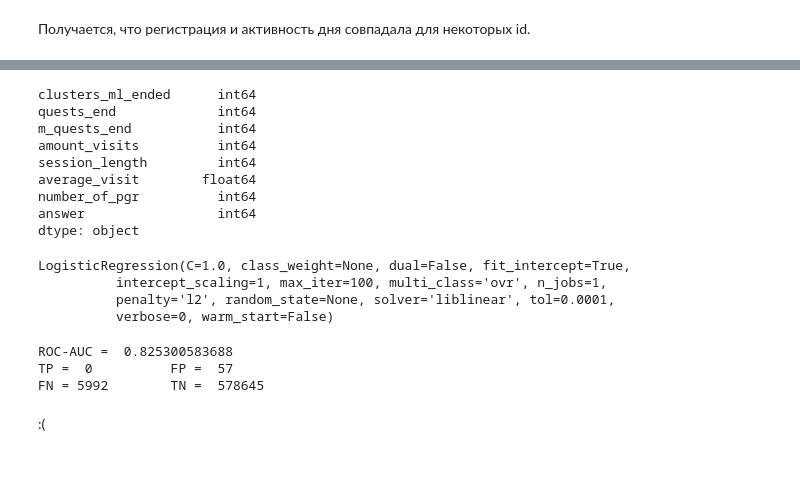
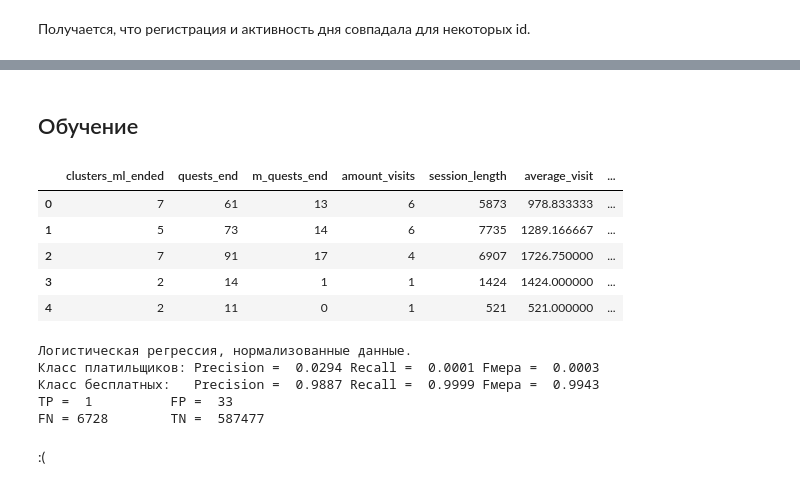
Before and after one commit to Smolev/practice2017, a Jupyter notebook: WG.ipynb, the cells around one changed output, grey strips where cells are left out. Cells and saved outputs as stored; diff of their text form; code cells hidden in the pictures.

```diff
--- a/WG.ipynb
+++ b/WG.ipynb
@@ -300,7 +341,10 @@ first_day.answer.sum()
+# %% [markdown]
+## Обучение
 # %%
 from sklearn.linear_model import LogisticRegression
 from sklearn import metrics
 from sklearn import preprocessing
 from sklearn.model_selection import train_test_split
 # %%
-first_day.drop(['id', 'actdate'], axis = 1, inplace = True)
+first_day = pd.read_csv('first_day1.csv')
+first_day.drop('Unnamed: 0', axis = 1, inplace = True)
@@ -310,12 +354,9 @@ first_day['average_visit'] = first_day['average_visit'].astype('float64')
 # %%
-first_day.dtypes
+first_day.head()
 # %% [output]
-clusters_ml_ended      int64
-quests_end             int64
-m_quests_end           int64
-amount_visits          int64
-session_length         int64
-average_visit        float64
-number_of_pgr          int64
-answer                 int64
-dtype: object
+|  | clusters_ml_ended | quests_end | m_quests_end | amount_visits | session_length | average_visit | ... |
+| 0 | 7 | 61 | 13 | 6 | 5873 | 978.833333 | ... |
+| 1 | 5 | 73 | 14 | 6 | 7735 | 1289.166667 | ... |
+| 2 | 7 | 91 | 17 | 4 | 6907 | 1726.750000 | ... |
+| 3 | 2 | 14 | 1 | 1 | 1424 | 1424.000000 | ... |
+| 4 | 2 | 11 | 0 | 1 | 521 | 521.000000 | ... |
@@ -331,23 +368,24 @@ data_real_norm_pd = pd.DataFrame(data=data_real_norm_np)
 # %%
 #обучим
 X_train, X_test, y_train, y_test = train_test_split(data_real_norm_pd, answer, test_size = 0.3, random_state = 42)
-
-LogReg = LogisticRegression()
-LogReg.fit(X_train, y_train)
-# %% [output]
-LogisticRegression(C=1.0, class_weight=None, dual=False, fit_intercept=True,
-          intercept_scaling=1, max_iter=100, multi_class='ovr', n_jobs=1,
-          penalty='l2', random_state=None, solver='liblinear', tol=0.0001,
-          verbose=0, warm_start=False)
 # %%
-print('ROC-AUC = ', metrics.roc_auc_score(y_test, LogReg.predict_proba(X_test)[:, 1]))
+#print('ROC-AUC = ', metrics.roc_auc_score(y_test, LogReg.predict_proba(X_test)[:, 1]))
+print('Логистическая регрессия, нормализованные данные.')
+LogReg = LogisticRegression()
+LogReg.fit(X_train, y_train)
 tn, fp, fn, tp = metrics.confusion_matrix(y_test, LogReg.predict(X_test)).ravel()
+print('Класс платильщиков: Precision = ', round(tp/(tp + fp), 4), 'Recall = ', round(tp/(tp +fn), 4),
+      'Fмера = ', round(2*tp/(tp+ fp)*tp/(tp +fn)/(tp/(tp+ fp) + tp/(tp +fn)), 4) )
+print('Класс бесплатных:   Precision = ', round(tn/(fn + tn), 4), 'Recall = ', round(tn/(tn +fp), 4),
+      'Fмера = ', round(2*tn/(fn + tn)*tn/(tn +fp)/(tn/(fn + tn) + tn/(tn +fp)), 4) )
 print('TP = ', tp, '\t FP = ', fp)
 print('FN =', fn, '\t TN = ', tn)
 # %% [output]
-ROC-AUC =  0.825300583688
-TP =  0          FP =  57
-FN = 5992        TN =  578645
+Логистическая регрессия, нормализованные данные.
+Класс платильщиков: Precision =  0.0294 Recall =  0.0001 Fмера =  0.0003
+Класс бесплатных:   Precision =  0.9887 Recall =  0.9999 Fмера =  0.9943
+TP =  1          FP =  33
+FN = 6728        TN =  587477
 # %% [markdown]
 :(
 # %%
```
Also changed, not shown: parts of 79 cells of this notebook.
